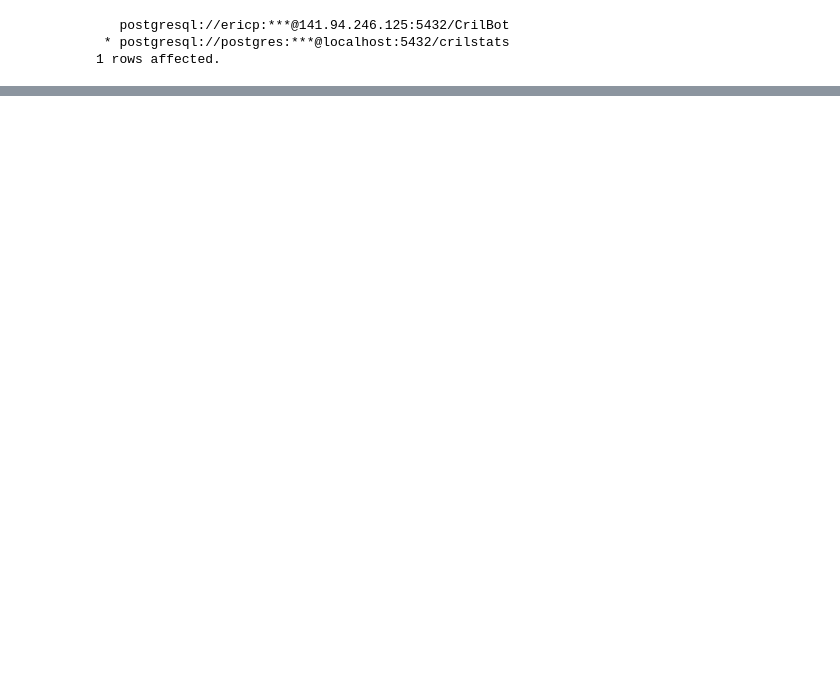
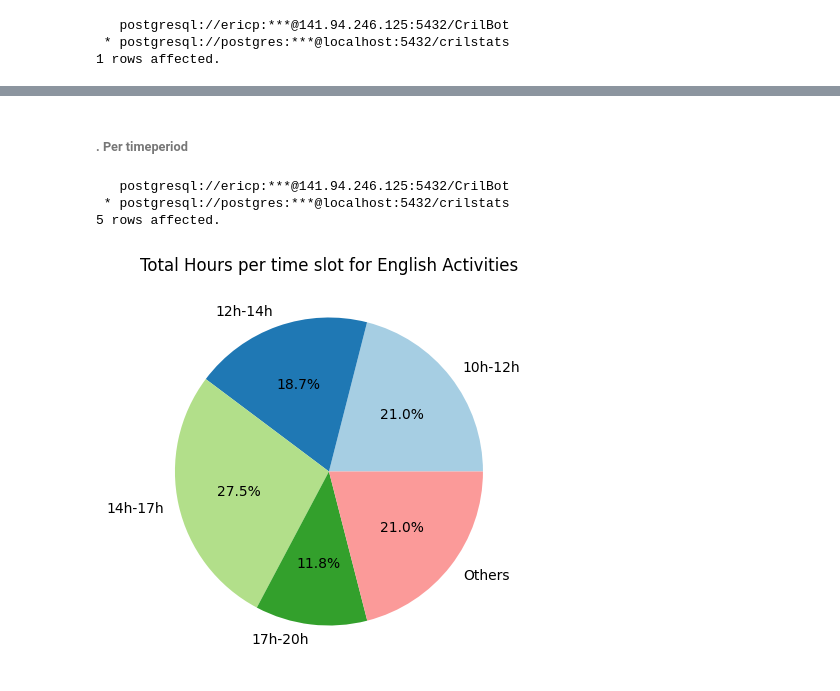
Before and after one commit to Eric-Philippe/CrilStats, a Jupyter notebook: playbook.ipynb, the cells around one changed output, grey strips where cells are left out. Saved outputs shown, nothing was run; the diff lists cells and outputs as text; code cells hidden in the pictures; blank space fills up the shorter version.

```diff
--- a/playbook.ipynb
+++ b/playbook.ipynb
@@ -158,0 +406,38 @@ print(f"📊 | Percentage of filtered data: {res:.2f}%")
+# %% [markdown]
+###### . Per timeperiod
+# %%
+req = """
+WITH total_hours_cte AS (
+    SELECT
+        CASE
+            WHEN EXTRACT(HOUR FROM start_date) >= 10 AND (EXTRACT(HOUR FROM end_date) < 12 OR EXTRACT(HOUR FROM end_date) = 12 AND EXTRACT(MINUTE FROM end_date) = 0) THEN '10h-12h'
+            WHEN EXTRACT(HOUR FROM start_date) >= 12 AND (EXTRACT(HOUR FROM end_date) < 14 OR EXTRACT(HOUR FROM end_date) = 14 AND EXTRACT(MINUTE FROM end_date) = 0) THEN '12h-14h'
+            WHEN EXTRACT(HOUR FROM start_date) >= 14 AND (EXTRACT(HOUR FROM end_date) < 17 OR EXTRACT(HOUR FROM end_date) = 17 AND EXTRACT(MINUTE FROM end_date) = 0) THEN '14h-17h'
+            WHEN EXTRACT(HOUR FROM start_date) >= 17 AND (EXTRACT(HOUR FROM end_date) < 20 OR EXTRACT(HOUR FROM end_date) = 20 AND EXTRACT(MINUTE FROM end_date) = 0) THEN '17h-20h'
+            ELSE 'Others'
+        END AS time_slot,
+        SUM((EXTRACT(EPOCH FROM (end_date - start_date)) / 3600)) AS total_hours
+    FROM filtered_slots
+    WHERE type = 'Activité' AND langue = 'AN'
+    GROUP BY time_slot
+)
+SELECT
+    time_slot, total_hours, (total_hours / (SELECT SUM(total_hours) FROM total_hours_cte) * 100) AS percentage
+FROM total_hours_cte
+ORDER BY time_slot;
+"""
+
+result = get_ipython().run_line_magic('sql', f'{req}')
+
+df = result.DataFrame()
+
+# Plot the data in a pie chart
+plt.figure(figsize=(10, 5))
+plt.pie(df.total_hours, labels=df.time_slot, autopct='%1.1f%%', colors=get_colors(df))
+plt.title('Total Hours per time slot for English Activities')
+plt.show()
+# %% [output]
+   postgresql://ericp:***@141.94.246.125:5432/CrilBot
+ * postgresql://postgres:***@localhost:5432/crilstats
+5 rows affected.
+[figure, added]
```
Also changed, not shown: parts of 95 cells of this notebook, 1 other file.
